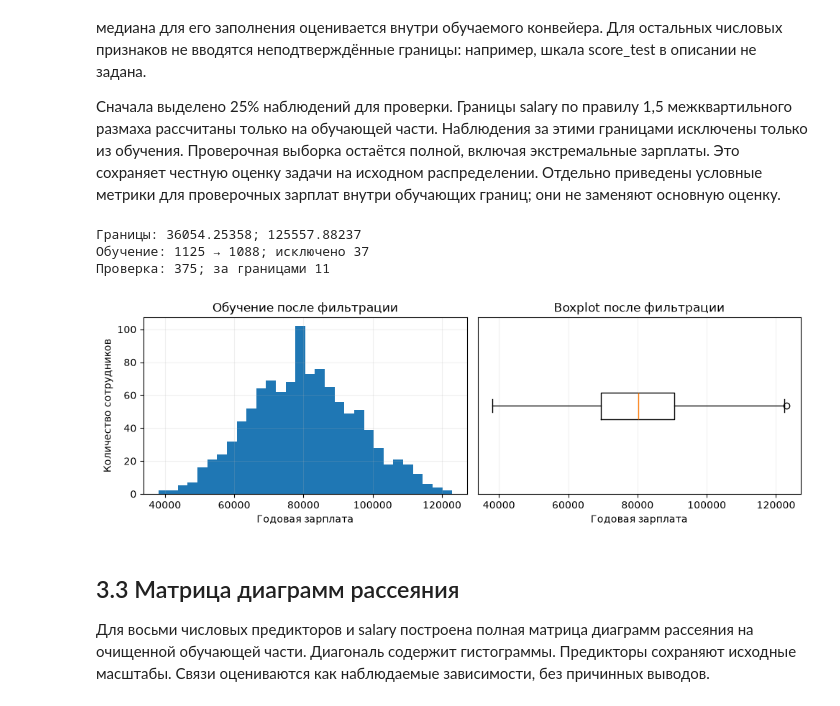
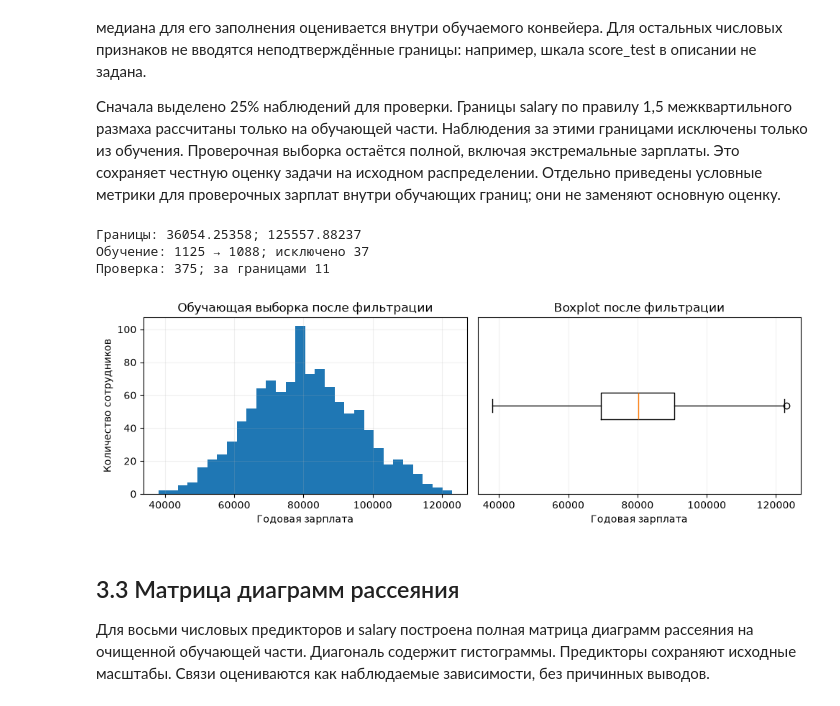
Before and after one commit to StasWW/data-analysis-lab3, a Jupyter notebook: ЛР3_Жойд_8.ipynb, the cells around one changed output. Drawn from its saved outputs; the diff is of its cells as text; code cells hidden in the pictures.

```diff
--- a/ЛР3_Жойд_8.ipynb
+++ b/ЛР3_Жойд_8.ipynb
@@ -286,29 +384,45 @@ plt.show()
 # %%
 X = salary.drop(columns='salary').copy()
 y = salary.salary.copy()
 X.loc[X.income < 0, 'income'] = np.nan
-X_train_raw, X_valid, y_train_raw, y_valid = train_test_split(X, y, test_size=0.25, random_state=SEED)
+
+X_train_raw, X_valid, y_train_raw, y_valid = train_test_split(
+    X,
+    y,
+    test_size=0.25,
+    random_state=SEED
+)
+
 q1, q3 = y_train_raw.quantile([0.25, 0.75])
 iqr = q3 - q1
 lower, upper = q1 - 1.5 * iqr, q3 + 1.5 * iqr
+
 keep_train = y_train_raw.between(lower, upper)
 keep_valid = y_valid.between(lower, upper)
+
 X_train, y_train = X_train_raw.loc[keep_train], y_train_raw.loc[keep_train]
+
 print(f'Границы: {lower:.5f}; {upper:.5f}')
 print(f'Обучение: {len(X_train_raw)} → {len(X_train)}; исключено {int((~keep_train).sum())}')
 print(f'Проверка: {len(X_valid)}; за границами {int((~keep_valid).sum())}')
+
 fig, axes = plt.subplots(1, 2, figsize=(10, 3.4))
+
 axes[0].hist(y_train, bins=30)
-axes[0].set(xlabel='Годовая зарплата', ylabel='Количество сотрудников', title='Обучение после фильтрации')
+axes[
+    0
+].set(xlabel='Годовая зарплата', ylabel='Количество сотрудников', title='Обучающая выборка после фильтрации')
+
 axes[1].boxplot(y_train, orientation='horizontal')
 axes[1].set(xlabel='Годовая зарплата', title='Boxplot после фильтрации', yticks=[])
+
 fig.tight_layout()
 plt.show()
 # %% [output]
 Границы: 36054.25358; 125557.88237
 Обучение: 1125 → 1088; исключено 37
 Проверка: 375; за границами 11
-[figure, old version]
+[figure, new version]
 # %% [markdown]
 ## 3.3 Матрица диаграмм рассеяния
 
```
Also changed, not shown: parts of 15 cells of this notebook, 1 other file.
